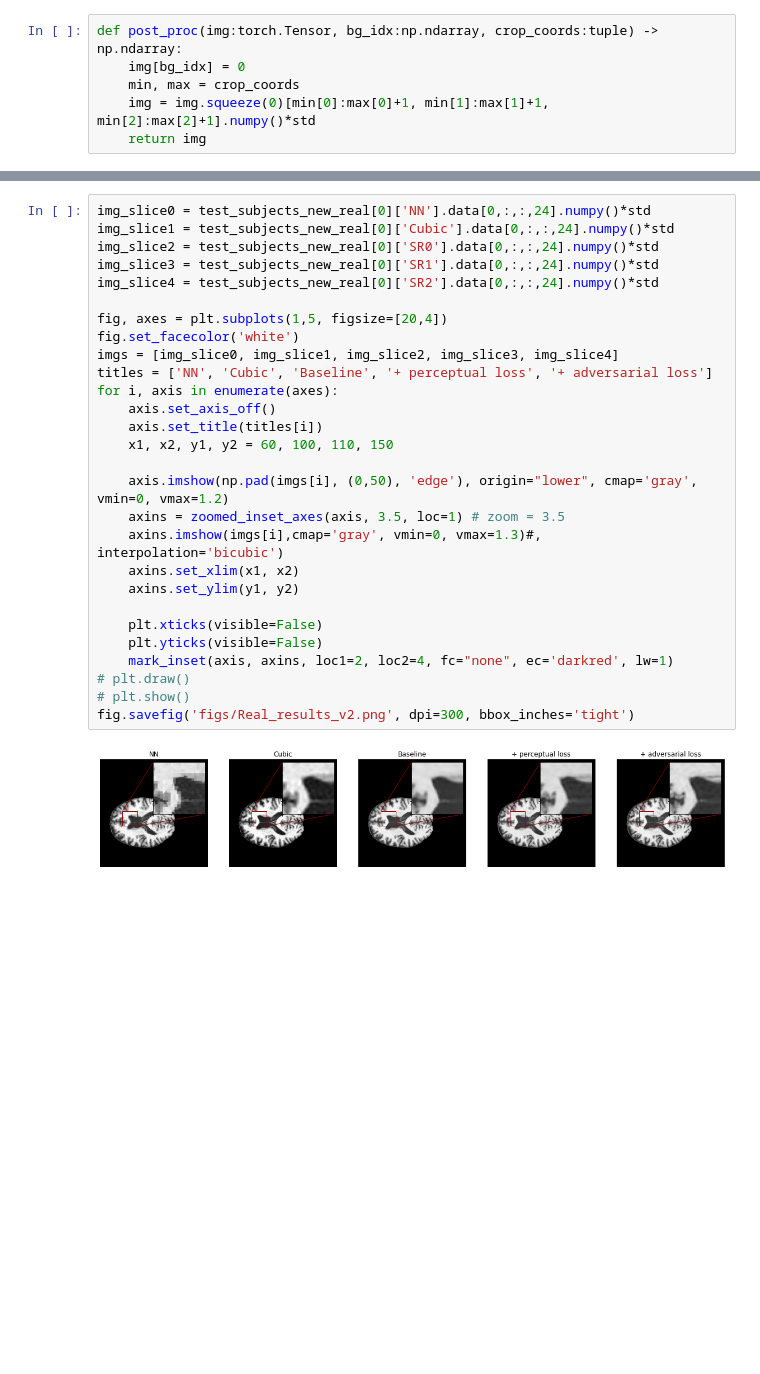
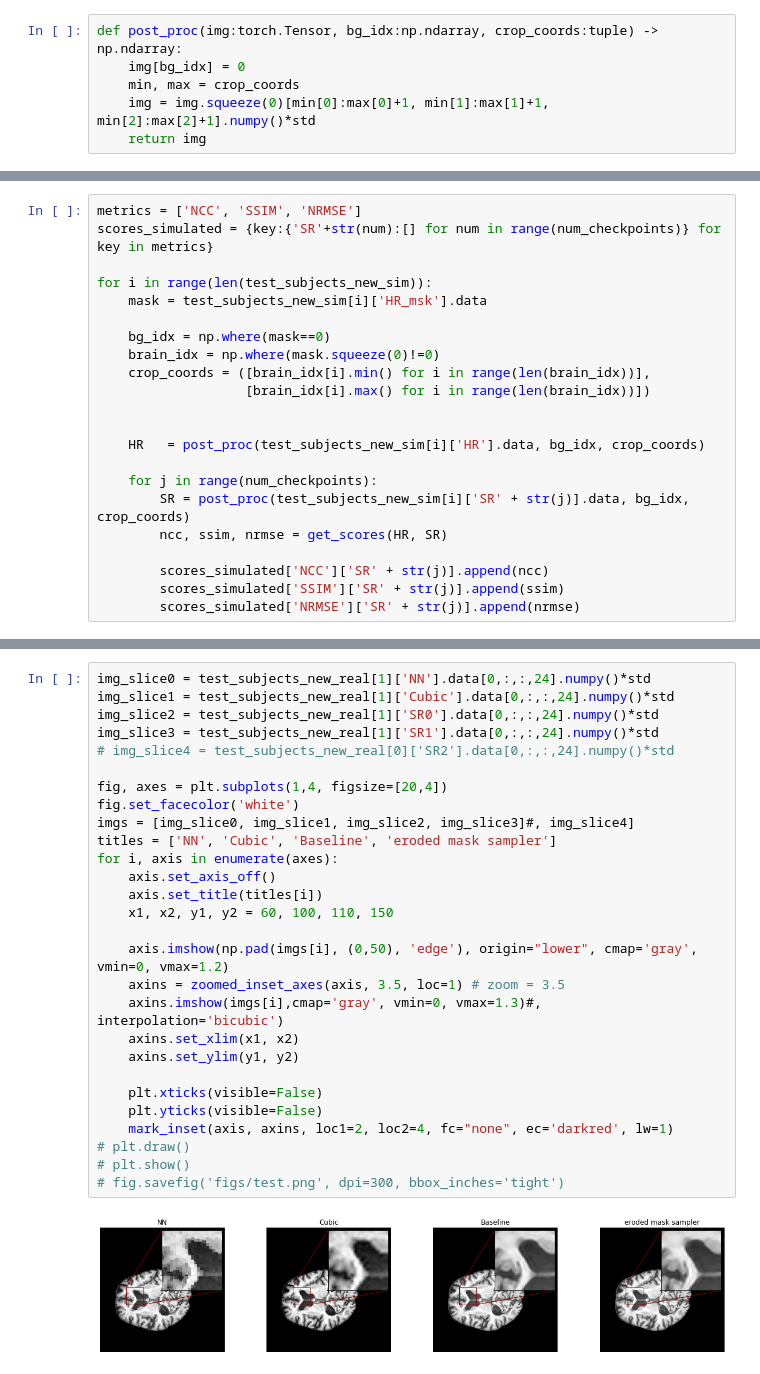
Before and after one commit to rienboonstoppel/SRGan, a Jupyter notebook: predict_multiple_ckpt.ipynb, the cells around one changed output, grey strips where cells are left out. Drawn from its saved outputs; the diff is of its cells as text; blank space fills up the shorter version.

```diff
--- a/predict_multiple_ckpt.ipynb
+++ b/predict_multiple_ckpt.ipynb
@@ -598,0 +469,22 @@ for i in range(len(test_subjects_new_sim)):
+# %%
+metrics = ['NCC', 'SSIM', 'NRMSE']
+scores_simulated = {key:{'SR'+str(num):[] for num in range(num_checkpoints)} for key in metrics}
+
+for i in range(len(test_subjects_new_sim)):
+    mask = test_subjects_new_sim[i]['HR_msk'].data
+
+    bg_idx = np.where(mask==0)
+    brain_idx = np.where(mask.squeeze(0)!=0)
+    crop_coords = ([brain_idx[i].min() for i in range(len(brain_idx))],
+                   [brain_idx[i].max() for i in range(len(brain_idx))])
+
+
+    HR   = post_proc(test_subjects_new_sim[i]['HR'].data, bg_idx, crop_coords)
+
+    for j in range(num_checkpoints):
+        SR = post_proc(test_subjects_new_sim[i]['SR' + str(j)].data, bg_idx, crop_coords)
+        ncc, ssim, nrmse = get_scores(HR, SR)
+
+        scores_simulated['NCC']['SR' + str(j)].append(ncc)
+        scores_simulated['SSIM']['SR' + str(j)].append(ssim)
+        scores_simulated['NRMSE']['SR' + str(j)].append(nrmse)
@@ -707,32 +604,32 @@ fig.savefig('figs/Sim_org_v2', dpi=300, bbox_inches='tight')
 # %% [output]
 [figure]
 # %%
-img_slice0 = test_subjects_new_real[0]['NN'].data[0,:,:,24].numpy()*std
-img_slice1 = test_subjects_new_real[0]['Cubic'].data[0,:,:,24].numpy()*std
-img_slice2 = test_subjects_new_real[0]['SR0'].data[0,:,:,24].numpy()*std
-img_slice3 = test_subjects_new_real[0]['SR1'].data[0,:,:,24].numpy()*std
-img_slice4 = test_subjects_new_real[0]['SR2'].data[0,:,:,24].numpy()*std
+img_slice0 = test_subjects_new_real[1]['NN'].data[0,:,:,24].numpy()*std
+img_slice1 = test_subjects_new_real[1]['Cubic'].data[0,:,:,24].numpy()*std
+img_slice2 = test_subjects_new_real[1]['SR0'].data[0,:,:,24].numpy()*std
+img_slice3 = test_subjects_new_real[1]['SR1'].data[0,:,:,24].numpy()*std
+# img_slice4 = test_subjects_new_real[0]['SR2'].data[0,:,:,24].numpy()*std
 
-fig, axes = plt.subplots(1,5, figsize=[20,4])
+fig, axes = plt.subplots(1,4, figsize=[20,4])
 fig.set_facecolor('white')
-imgs = [img_slice0, img_slice1, img_slice2, img_slice3, img_slice4]
-titles = ['NN', 'Cubic', 'Baseline', '+ perceptual loss', '+ adversarial loss']
+imgs = [img_slice0, img_slice1, img_slice2, img_slice3]#, img_slice4]
+titles = ['NN', 'Cubic', 'Baseline', 'eroded mask sampler']
 for i, axis in enumerate(axes):
     axis.set_axis_off()
     axis.set_title(titles[i])
     x1, x2, y1, y2 = 60, 100, 110, 150
 
     axis.imshow(np.pad(imgs[i], (0,50), 'edge'), origin="lower", cmap='gray', vmin=0, vmax=1.2)
     axins = zoomed_inset_axes(axis, 3.5, loc=1) # zoom = 3.5
     axins.imshow(imgs[i],cmap='gray', vmin=0, vmax=1.3)#, interpolation='bicubic')
     axins.set_xlim(x1, x2)
     axins.set_ylim(y1, y2)
 
     plt.xticks(visible=False)
     plt.yticks(visible=False)
     mark_inset(axis, axins, loc1=2, loc2=4, fc="none", ec='darkred', lw=1)
 # plt.draw()
 # plt.show()
-fig.savefig('figs/Real_results_v2.png', dpi=300, bbox_inches='tight')
+# fig.savefig('figs/test.png', dpi=300, bbox_inches='tight')
 # %% [output]
-[figure, old version]
+[figure, new version]
```
Also changed, not shown: parts of 34 cells of this notebook, 6 other files.
